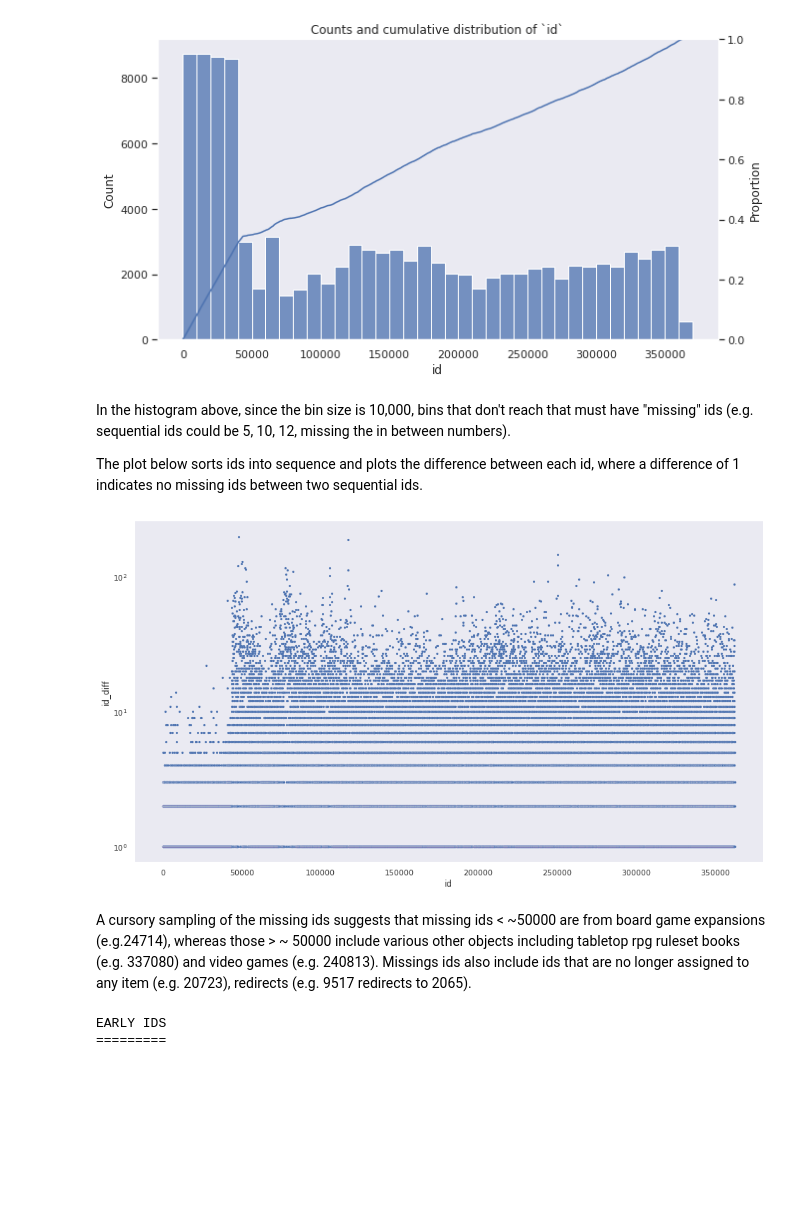
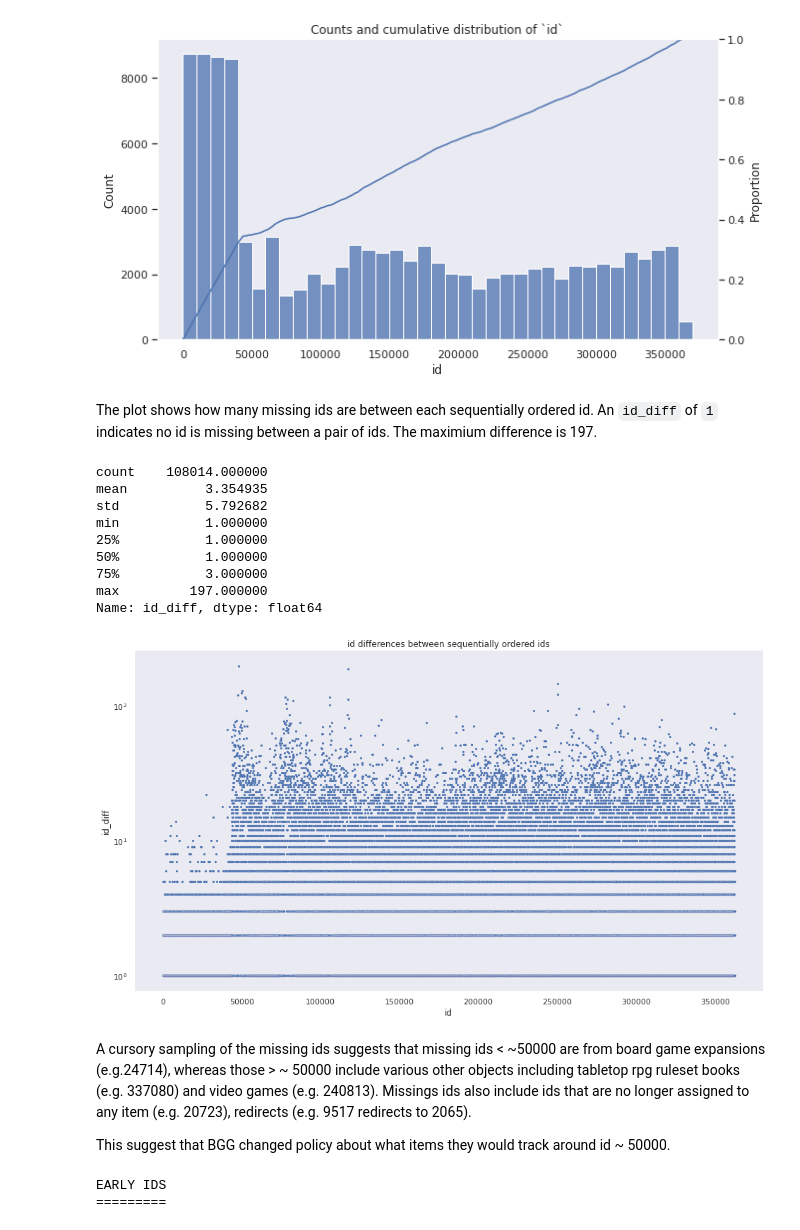
Before and after one commit to andrewKOwong/boardgames, a Jupyter notebook: analysis.ipynb, the cells around one changed output. Drawn from its saved outputs; the diff is of its cells as text; code cells hidden in the pictures; blank space fills up the shorter version.

```diff
--- a/analysis.ipynb
+++ b/analysis.ipynb
@@ -153,38 +155,51 @@ g.set(title='Counts and cumulative distribution of `id`');
 # %% [output]
 [figure]
 # %% [markdown]
-In the histogram above, since the bin size is 10,000, bins that don't reach that must have "missing" ids (e.g. sequential ids could be 5, 10, 12, missing the in between numbers).
-
-The plot below sorts ids into sequence and plots the difference between each id, where a difference of 1 indicates no missing ids between two sequential ids.
+The plot shows how many missing ids are between each sequentially ordered id. An `id_diff` of `1` indicates no id is missing between a pair of ids. The maximium difference is 197.
 # %%
 # Compute difference between an id and its preceding id.
 # I.e., a diff > 1 indicates a missing id number
 def make_id_diffs(df: pd.DataFrame,
                   id_key: str = 'id',
                   diffs_key: str = 'id_diff',
                   name_key: str = 'name') -> pd.DataFrame:
     ids_sorted = df[[id_key, name_key]].sort_values(by=id_key)
     ids_diff = ids_sorted[id_key].diff()
     out = pd.concat([ids_sorted, ids_diff],
                     axis=1,
                     ignore_index=True)
     out.columns = [id_key, name_key, diffs_key]
     return out
 
 
 id_diffs = make_id_diffs(gen_df)
 g = sns.relplot(data=id_diffs,
             x='id',
             y='id_diff',
             kind='scatter',
             height=HEIGHT_STANDARD*1.5,
             aspect=ASPECT_WIDE,
             linewidth=0.05,
             s=10,
             );
 g.set(yscale='log');
+
+g.set(title="id differences between sequentially ordered ids");
+
+print(id_diffs['id_diff'].describe())
 # %% [output]
+count    108014.000000
+mean          3.354935
+std           5.792682
+min           1.000000
+25%           1.000000
+50%           1.000000
+75%           3.000000
+max         197.000000
+Name: id_diff, dtype: float64
-[figure, old version]
+[figure, new version]
 # %% [markdown]
 A cursory sampling of the missing ids suggests that missing ids < ~50000 are from board game expansions (e.g.24714), whereas those > ~ 50000 include various other objects including tabletop rpg ruleset books (e.g. 337080) and video games (e.g. 240813). Missings ids also include ids that are no longer assigned to any item (e.g. 20723), redirects (e.g. 9517 redirects to 2065).
+
+This suggest that BGG changed policy about what items they would track around id ~ 50000.
 # %%
```
Also changed, not shown: parts of 5 cells of this notebook.
